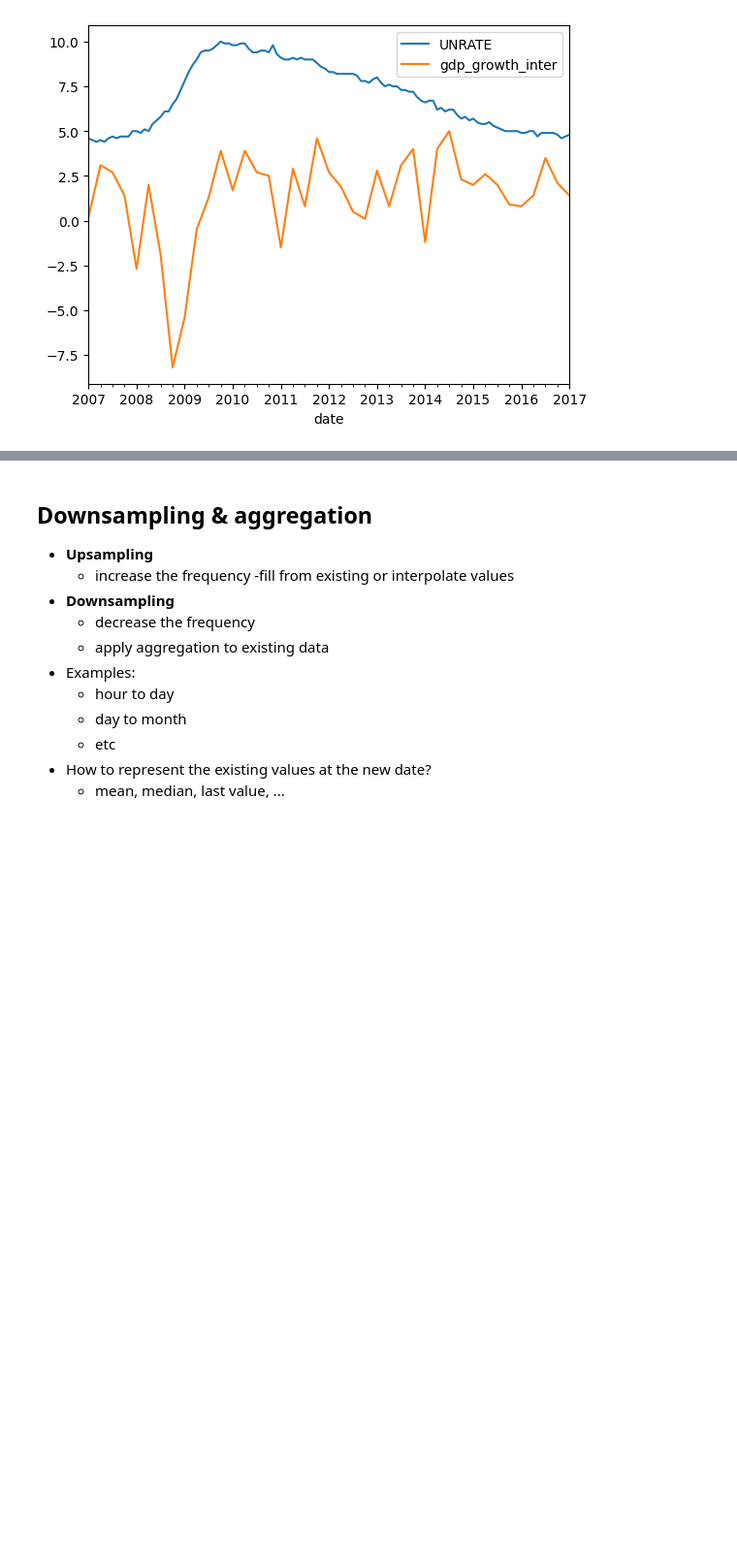
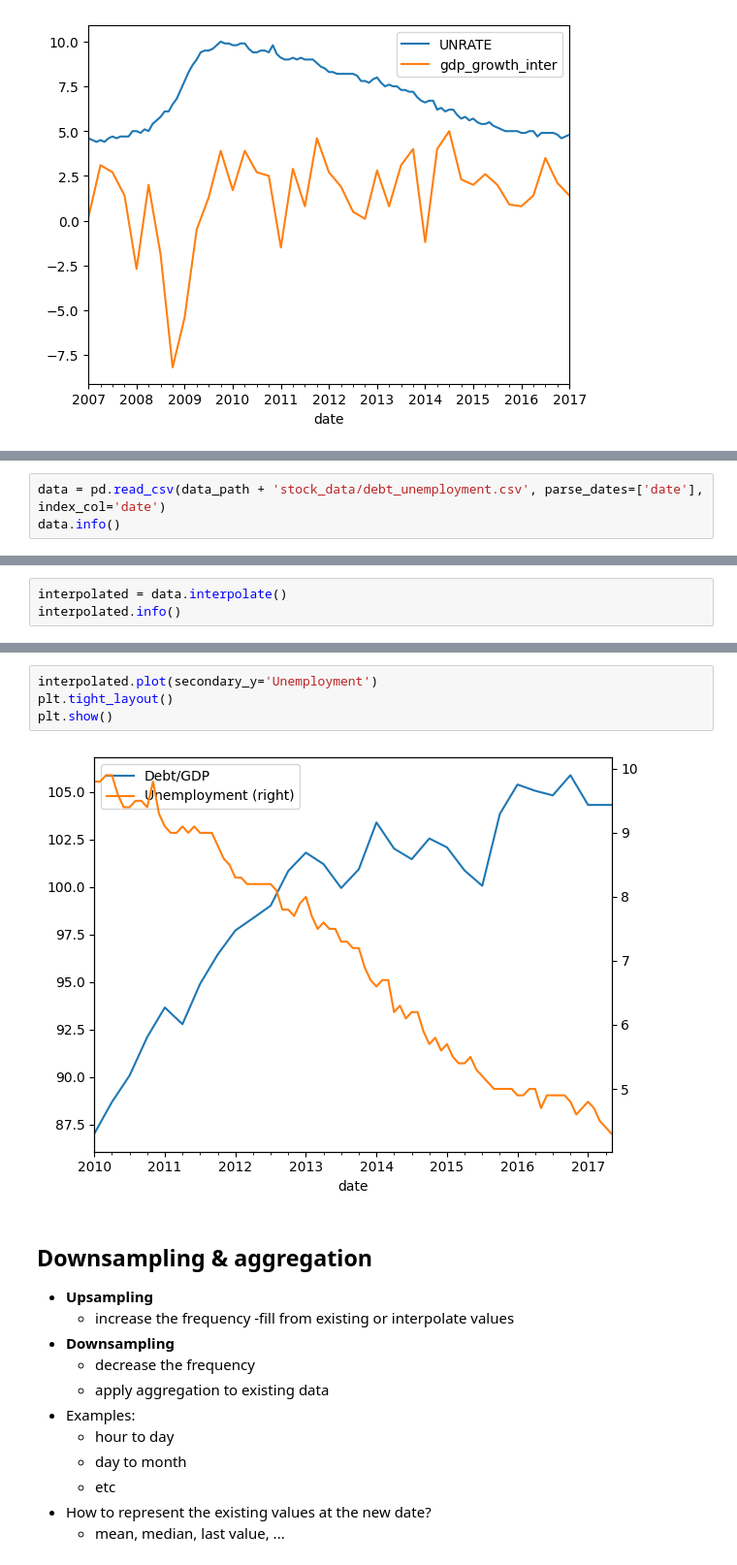
Before and after one commit to PaulToronto/DataCamp_TimeSeries, a Jupyter notebook: 02_Basic_Time_Series_Metrics_and_Resampling.ipynb, the cells around one changed output, grey strips where cells are left out. Shown at 97% size. Cells and saved outputs as stored; diff of their text form; blank space fills up the shorter version.

```diff
--- a/02_Basic_Time_Series_Metrics_and_Resampling.ipynb
+++ b/02_Basic_Time_Series_Metrics_and_Resampling.ipynb
@@ -926,0 +1000,3 @@ unrate.loc['2007':'2017-01-01']
+# %%
+data = pd.read_csv(data_path + 'stock_data/debt_unemployment.csv', parse_dates=['date'], index_col='date')
+data.info()
@@ -926,0 +1013,3 @@ unrate.loc['2007':'2017-01-01']
+# %%
+interpolated = data.interpolate()
+interpolated.info()
@@ -927,3 +1026,9 @@ unrate.loc['2007':'2017-01-01']
+# %%
+interpolated.plot(secondary_y='Unemployment')
+plt.tight_layout()
+plt.show()
+# %% [output]
+[figure, added]
 # %% [markdown]
 ## Downsampling & aggregation
 
```
Also changed, not shown: parts of 49 cells of this notebook.
